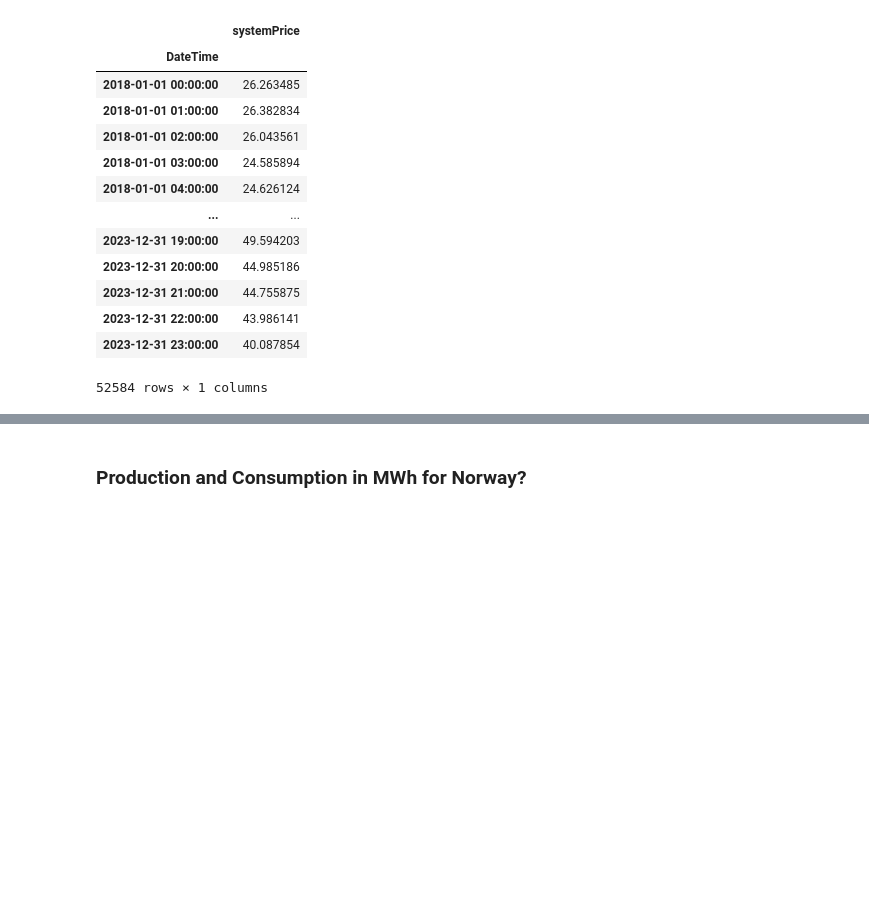
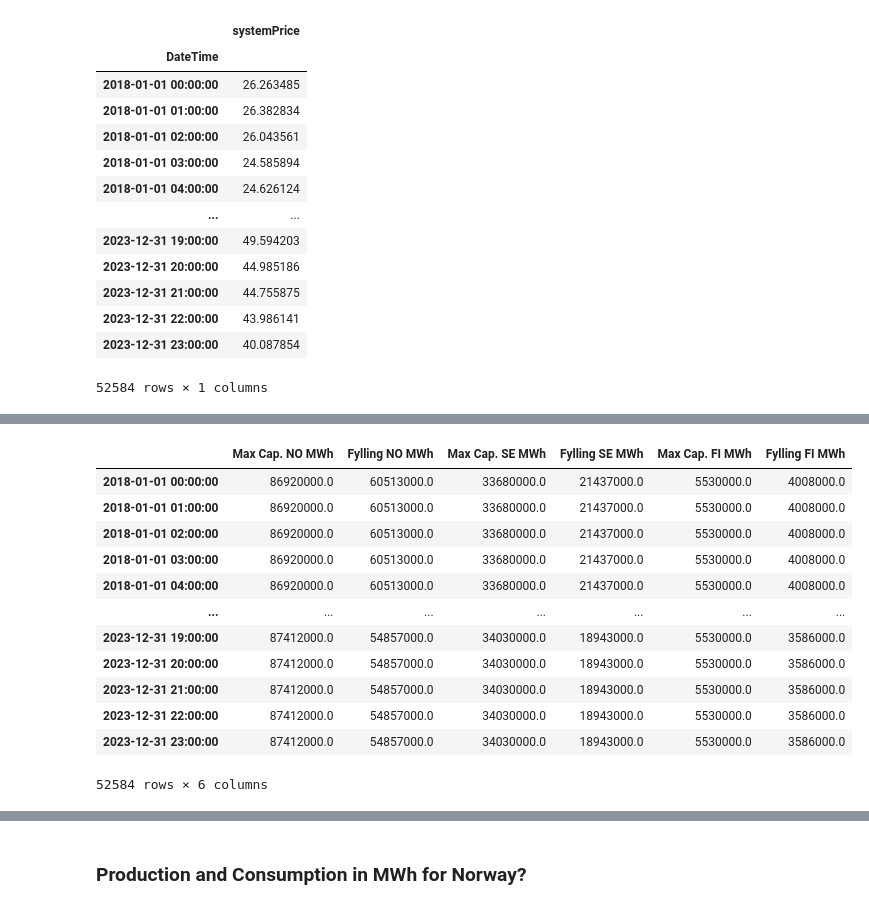
Before and after one commit to evenbakke/MasterThesis-, a Jupyter notebook: merged_data.ipynb, the cells around one changed output, grey strips where cells are left out. Saved outputs shown, nothing was run; the diff lists cells and outputs as text; code cells hidden in the pictures; blank space fills up the shorter version.

```diff
--- a/merged_data.ipynb
+++ b/merged_data.ipynb
@@ -27,0 +943,15 @@ systemprice_df
+# %%
+# Create a complete datetime range for your data
+start_date = '2018-01-01'
+end_date = '2023-12-31'
+complete_date_range = pd.date_range(start=start_date, end=end_date + ' 23:00:00', freq='H')
+
+# Convert your DataFrame's index to a DatetimeIndex if it's not already
+waterreservoir_df.index = pd.to_datetime(waterreservoir_df.index)
+
+# Find the missing dates by comparing the complete date range with your DataFrame's index
+missing_dates = complete_date_range.difference(waterreservoir_df.index)
+
+# Print the missing dates
+print(missing_dates)
+print(len(missing_dates))
@@ -27,0 +972,21 @@ systemprice_df
+# %%
+# Reindex the DataFrame to include the complete datetime range
+waterreservoir_df = waterreservoir_df.reindex(complete_date_range)
+
+# After this operation, waterreservoir_df will include rows for all missing dates with NaN values for their columns.
+# %%
+waterreservoir_df
+# %% [output]
+|  | Max Cap. NO MWh | Fylling NO MWh | Max Cap. SE MWh | Fylling SE MWh | Max Cap. FI MWh | Fylling FI MWh |
+| 2018-01-01 00:00:00 | 86920000.0 | 60513000.0 | 33680000.0 | 21437000.0 | 5530000.0 | 4008000.0 |
+| 2018-01-01 01:00:00 | 86920000.0 | 60513000.0 | 33680000.0 | 21437000.0 | 5530000.0 | 4008000.0 |
+| 2018-01-01 02:00:00 | 86920000.0 | 60513000.0 | 33680000.0 | 21437000.0 | 5530000.0 | 4008000.0 |
+| 2018-01-01 03:00:00 | 86920000.0 | 60513000.0 | 33680000.0 | 21437000.0 | 5530000.0 | 4008000.0 |
+| 2018-01-01 04:00:00 | 86920000.0 | 60513000.0 | 33680000.0 | 21437000.0 | 5530000.0 | 4008000.0 |
+| ... | ... | ... | ... | ... | ... | ... |
+| 2023-12-31 19:00:00 | 87412000.0 | 54857000.0 | 34030000.0 | 18943000.0 | 5530000.0 | 3586000.0 |
+| 2023-12-31 20:00:00 | 87412000.0 | 54857000.0 | 34030000.0 | 18943000.0 | 5530000.0 | 3586000.0 |
+| 2023-12-31 21:00:00 | 87412000.0 | 54857000.0 | 34030000.0 | 18943000.0 | 5530000.0 | 3586000.0 |
+| 2023-12-31 22:00:00 | 87412000.0 | 54857000.0 | 34030000.0 | 18943000.0 | 5530000.0 | 3586000.0 |
+| 2023-12-31 23:00:00 | 87412000.0 | 54857000.0 | 34030000.0 | 18943000.0 | 5530000.0 | 3586000.0 |
+52584 rows × 6 columns
```
Also changed, not shown: parts of 87 cells of this notebook, 7 other files.
